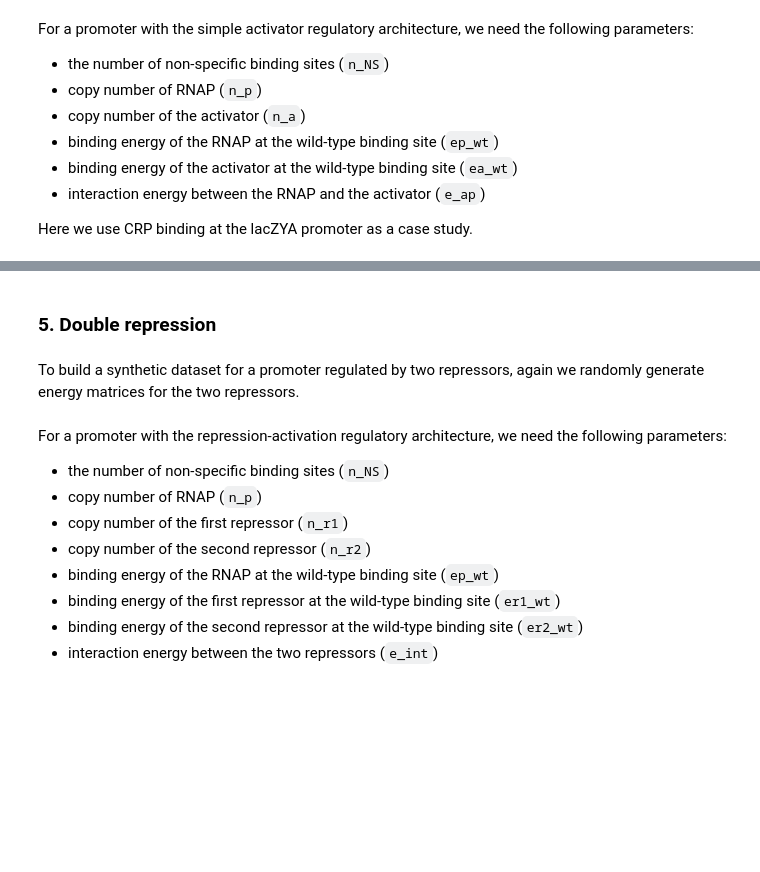
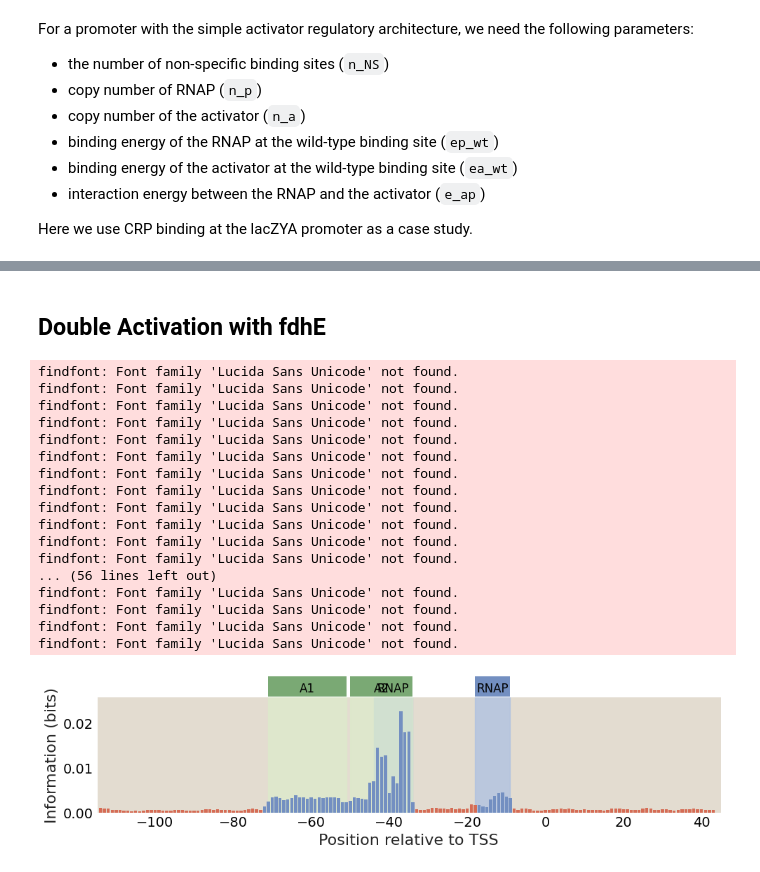
Before and after one commit to AddisonHowe/theoretical_regseq, a Jupyter notebook: notebooks/gendata.ipynb, the cells around one changed output, grey strips where cells are left out. Drawn from its saved outputs; the diff is of its cells as text; code cells hidden in the pictures; blank space fills up the shorter version.

```diff
--- a/notebooks/gendata.ipynb
+++ b/notebooks/gendata.ipynb
@@ -289,4 +295,0 @@ tregs.footprint.plot_exshift(promoter, df,
-# %% [markdown]
-### 5. Double repression
-# %% [markdown]
-To build a synthetic dataset for a promoter regulated by two repressors, again we randomly generate energy matrices for the two repressors.
@@ -298,11 +296,50 @@ r2_emat = tregs.simulate.generate_emap(rep2_site, max_mut_energy=1)
-# %% [markdown]
-For a promoter with the repression-activation regulatory architecture, we need the following parameters:
-
-- the number of non-specific binding sites (`n_NS`)
-- copy number of RNAP (`n_p`)
-- copy number of the first repressor (`n_r1`)
-- copy number of the second repressor (`n_r2`)
-- binding energy of the RNAP at the wild-type binding site (`ep_wt`)
-- binding energy of the first repressor at the wild-type binding site (`er1_wt`)
-- binding energy of the second repressor at the wild-type binding site (`er2_wt`)
-- interaction energy between the two repressors (`e_int`)
+# %% [markdown]
+## Double Activation with fdhE
+# %%
+#promoter = 'CGTGATTATCTGGCGTCCTTATTTTGCGCCTGCTTTCTCAATCCCGGTGATCCGATTCGCGTTAATGCTGCATTCATTTGCCGCAGTGGCGTTAATTGTGGTTATCATGGTGCATATCTACGCCGCCCTTTGGGTGAAAGGCACGATTACCGCCATGGTG'
+#Note: Reversed
+
+#rnap_site = promoter[115-19:115+4]
+#rnap_site = rnap_site[::-1]
+
+act1_site = promoter[44:64]
+act2_site = promoter[65:81]
+#act1_site = act1_site[::-1]
+#act2_site = act2_site[::-1]
+
+#rnap_emat = tregs.simulate.generate_emap(rnap_site, fixed=True, fixed_value=1)
+a1_emat = tregs.simulate.generate_emap(act1_site, fixed=True, fixed_value=0.5)
+a2_emat = tregs.simulate.generate_emap(act2_site, fixed=True, fixed_value=0.5)
+
+n_NS = len(genome)
+n_p, n_a1, n_a2 = 5000, 50, 50
+ep_wt, ea1_wt, ea2_wt = -2, -7, -7
+e_int_pa1, e_int_pa2, e_int_a1a2 = -7, -7, -7
+
+df = tregs.simulate.sim(promoter, tregs.simulate.doubleact_pbound, [rnap_site, act1_site, act2_site],
+                        *[n_NS, n_p, n_a1, n_a2, rnap_emat, a1_emat, a2_emat, ep_wt, ea1_wt, ea2_wt, e_int_pa1, e_int_pa2, e_int_a1a2, 'OR'], scaling_factor=100,
+                        num_mutants=2*10**4)
+
+region_params = [(71 - 115, 81 - 115, 'P', 'RNAP'), (97-115, 106-115, 'P', 'RNAP'), (44-115, 64-115, 'A', 'A1'), (65-115, 81-115, 'A', 'A2')]
+tregs.footprint.plot_footprint(promoter, df, region_params)
+
+df.to_csv('../out/fdhE20k.csv')
+# %% [output]
+findfont: Font family 'Lucida Sans Unicode' not found.
+findfont: Font family 'Lucida Sans Unicode' not found.
+findfont: Font family 'Lucida Sans Unicode' not found.
+findfont: Font family 'Lucida Sans Unicode' not found.
+findfont: Font family 'Lucida Sans Unicode' not found.
+findfont: Font family 'Lucida Sans Unicode' not found.
+findfont: Font family 'Lucida Sans Unicode' not found.
+findfont: Font family 'Lucida Sans Unicode' not found.
+findfont: Font family 'Lucida Sans Unicode' not found.
+findfont: Font family 'Lucida Sans Unicode' not found.
+findfont: Font family 'Lucida Sans Unicode' not found.
+findfont: Font family 'Lucida Sans Unicode' not found.
+... (56 lines left out)
+findfont: Font family 'Lucida Sans Unicode' not found.
+findfont: Font family 'Lucida Sans Unicode' not found.
+findfont: Font family 'Lucida Sans Unicode' not found.
+findfont: Font family 'Lucida Sans Unicode' not found.
+[figure, added]
```
Also changed, not shown: parts of 42 cells of this notebook.
